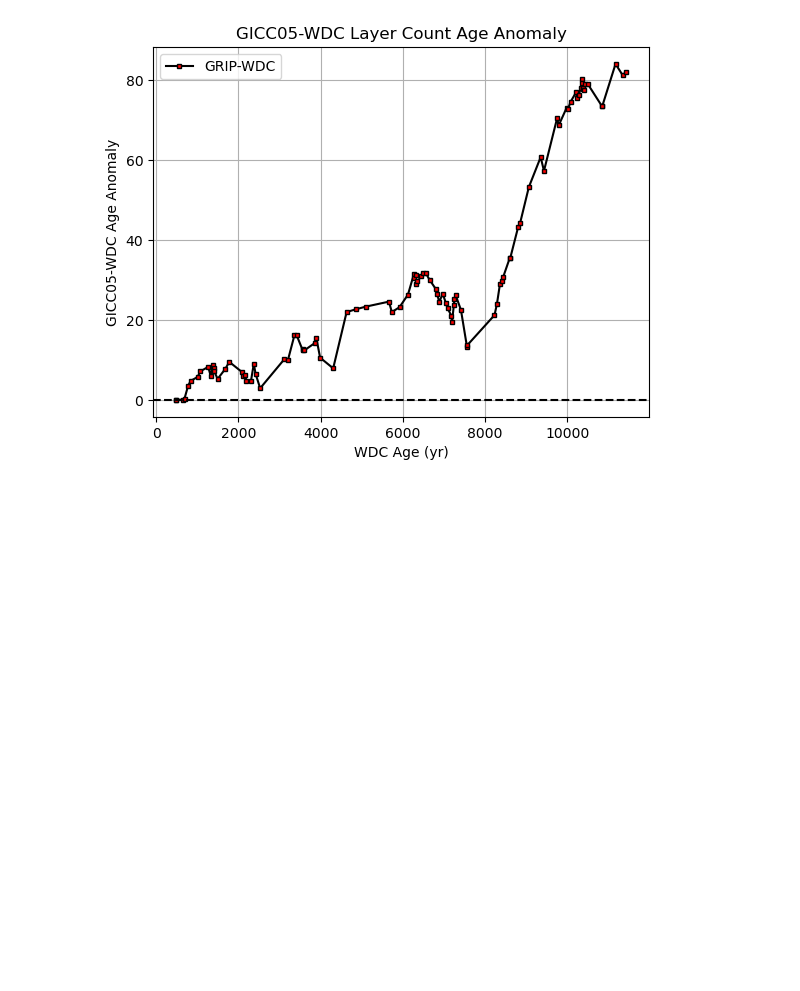
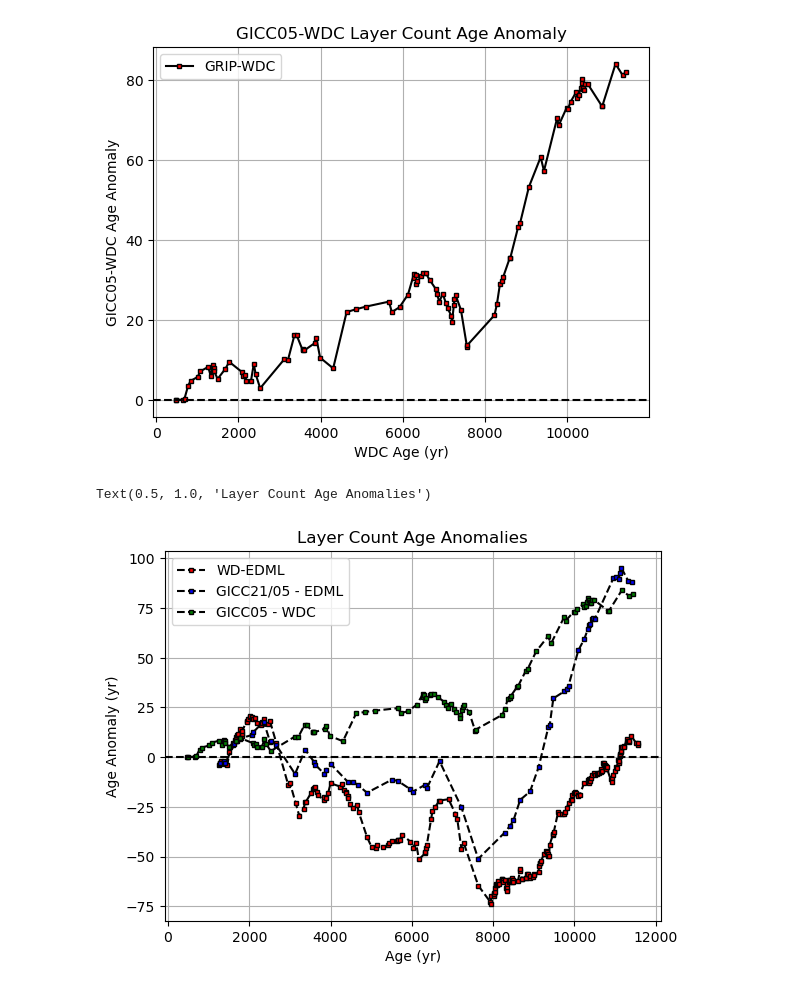
Before and after one commit to qmackay/BICC, a Jupyter notebook: Holcene Revision Work/Misc Python Code/long_term_comparisons.ipynb, the cells around one changed output. Drawn from its saved outputs; the diff is of its cells as text; code cells hidden in the pictures; blank space fills up the shorter version.

```diff
--- a/Holcene Revision Work/Misc Python Code/long_term_comparisons.ipynb
+++ b/Holcene Revision Work/Misc Python Code/long_term_comparisons.ipynb
@@ -98,3 +90,17 @@ plt.legend()
 # %% [output]
 <matplotlib.legend.Legend at 0x...>
 [figure]
+# %%
+plt.plot(edml_wdc_ties['old_edml age'], (edml_wdc_ties['old_wdc age'] - edml_wdc_ties['old_edml age']), marker='s', ms=3, mfc='r',linestyle='--', color='k', alpha=1, label='WD-EDML')
+plt.plot(edml_ngrip_ties['old_edml age'], (edml_ngrip_ties['old_ngrip age'] - edml_ngrip_ties['old_edml age']), marker='s', ms=3, mfc='b',linestyle='--', color='k', alpha=1, label='GICC21/05 - EDML')
+plt.plot(grip_wdc_ties['old_wdc age'], (grip_wdc_ties['old_grip age'] - grip_wdc_ties['old_wdc age']), marker='s', ms=3, mfc='g',linestyle='--', color='k', alpha=1, label='GICC05 - WDC')
+plt.axhline(0, color='k', linestyle='--')
+plt.grid()
+plt.legend()
+
+plt.xlabel('Age (yr)')
+plt.ylabel('Age Anomaly (yr)')
+plt.title('Layer Count Age Anomalies')
+# %% [output]
+Text(0.5, 1.0, 'Layer Count Age Anomalies')
+[figure, added]
```
Also changed, not shown: parts of 2 cells of this notebook, 11 other files.
